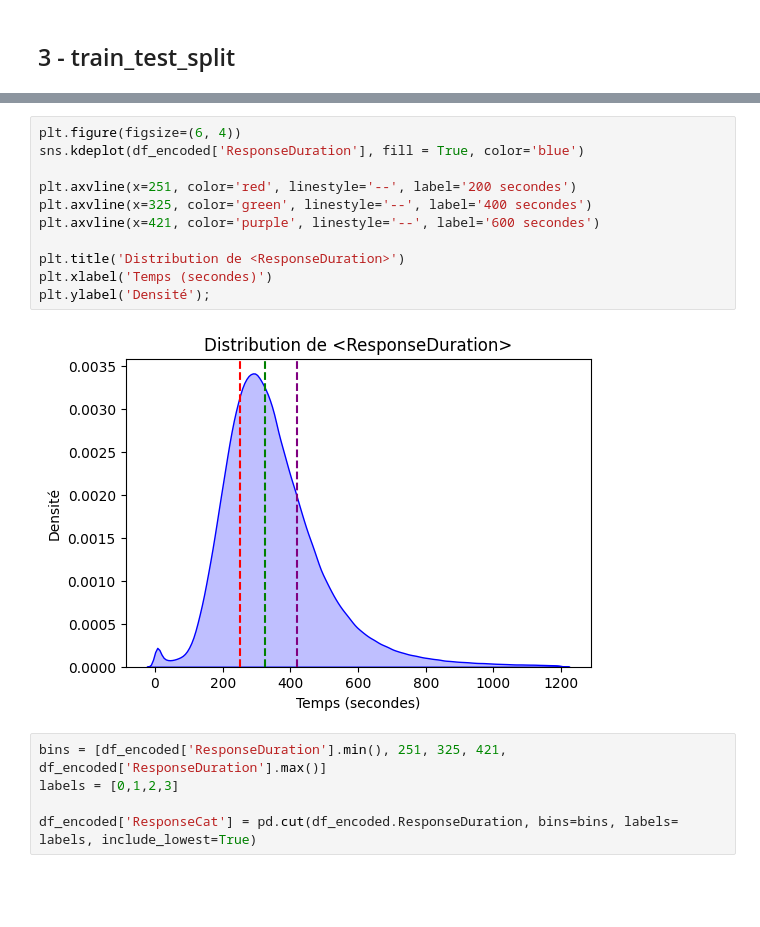
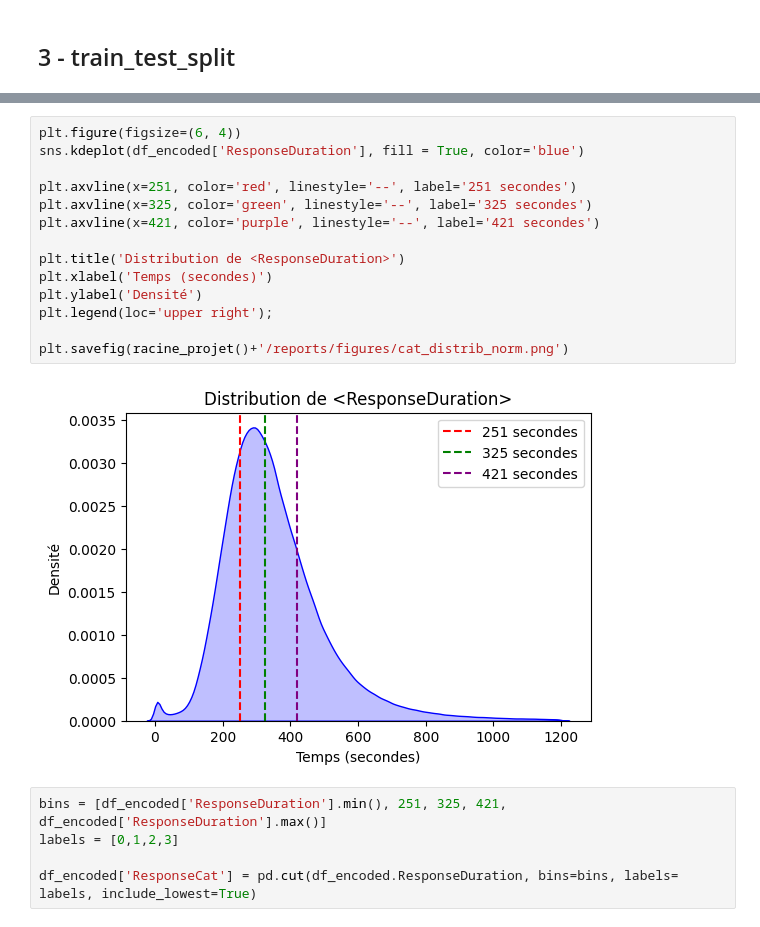
Before and after one commit to Frakeyv/LondonFireBrigade_ResponseTime, a Jupyter notebook: notebooks/05_classification.ipynb, the cells around one changed output, grey strips where cells are left out. Cells and saved outputs as stored; diff of their text form; blank space fills up the shorter version.

```diff
--- a/notebooks/05_classification.ipynb
+++ b/notebooks/05_classification.ipynb
@@ -47,16 +63,19 @@ df_encoded = pd.get_dummies(df_encoded, columns=cols_to_encode)
 # %%
 plt.figure(figsize=(6, 4))
 sns.kdeplot(df_encoded['ResponseDuration'], fill = True, color='blue')
 
-plt.axvline(x=251, color='red', linestyle='--', label='200 secondes')
-plt.axvline(x=325, color='green', linestyle='--', label='400 secondes')
-plt.axvline(x=421, color='purple', linestyle='--', label='600 secondes')
+plt.axvline(x=251, color='red', linestyle='--', label='251 secondes')
+plt.axvline(x=325, color='green', linestyle='--', label='325 secondes')
+plt.axvline(x=421, color='purple', linestyle='--', label='421 secondes')
 
 plt.title('Distribution de <ResponseDuration>')
 plt.xlabel('Temps (secondes)')
-plt.ylabel('Densité');
+plt.ylabel('Densité')
+plt.legend(loc='upper right');
+
+plt.savefig(racine_projet()+'/reports/figures/cat_distrib_norm.png')
 # %% [output]
-[figure, old version]
+[figure, new version]
 # %%
 bins = [df_encoded['ResponseDuration'].min(), 251, 325, 421, df_encoded['ResponseDuration'].max()]
 labels = [0,1,2,3]
```
Also changed, not shown: parts of 1 cell of this notebook, 31 other files.
